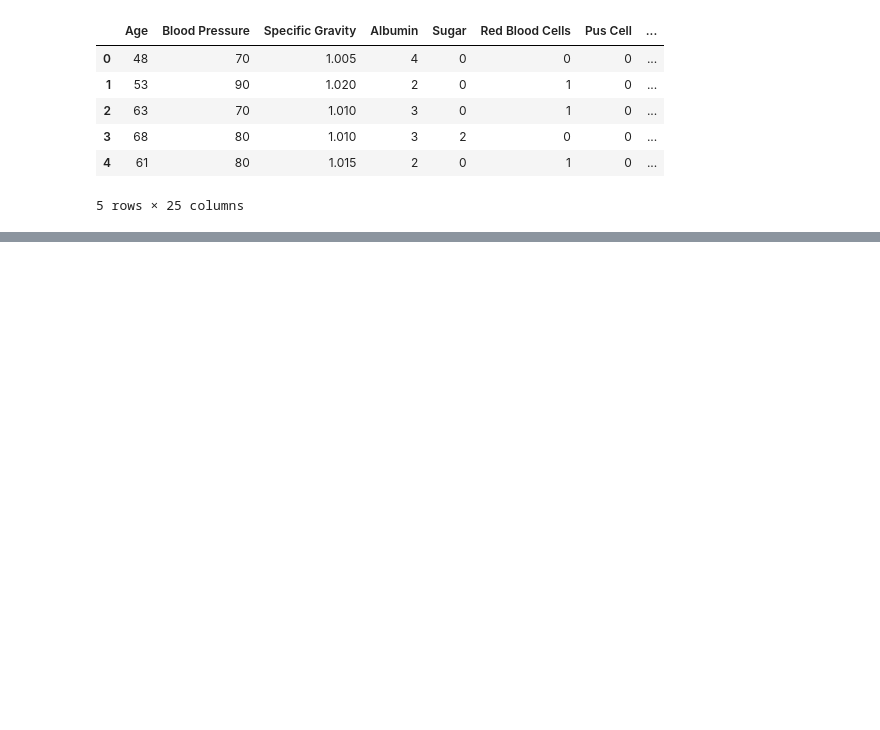
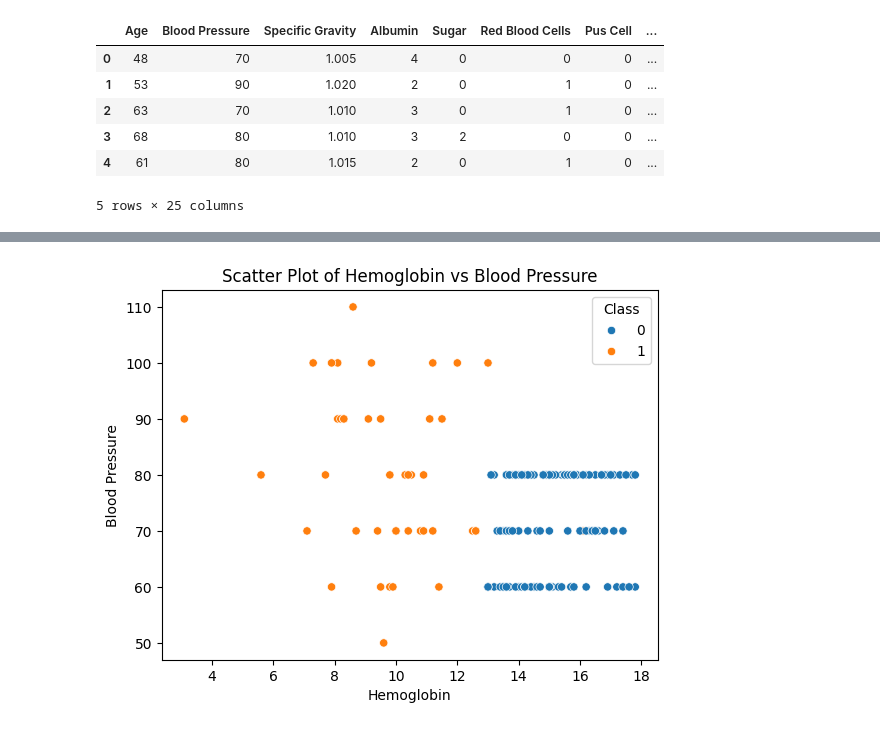
Before and after one commit to Shotza247/Chronic_Kidney_Disease_Class, a Jupyter notebook: CKD_Observation.ipynb, the cells around one changed output, grey strips where cells are left out. Drawn from its saved outputs; the diff is of its cells as text; code cells hidden in the pictures; blank space fills up the shorter version.

```diff
--- a/CKD_Observation.ipynb
+++ b/CKD_Observation.ipynb
@@ -138,0 +148,9 @@ ckd_data.head()
+# %%
+sns.scatterplot(x='Hemoglobin', y='Blood Pressure', hue='Class', data=ckd_data)
+plt.title('Scatter Plot of Hemoglobin vs Blood Pressure')
+plt.xlabel('Hemoglobin')
+plt.ylabel('Blood Pressure')
+plt.legend(title='Class')
+plt.show()
+# %% [output]
+[figure, added]
```
Also changed, not shown: parts of 6 cells of this notebook.
